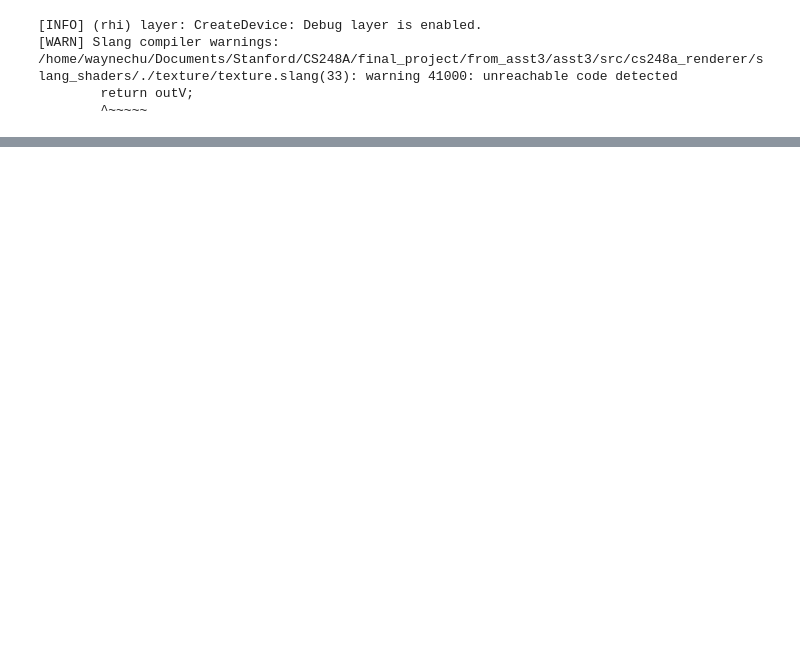
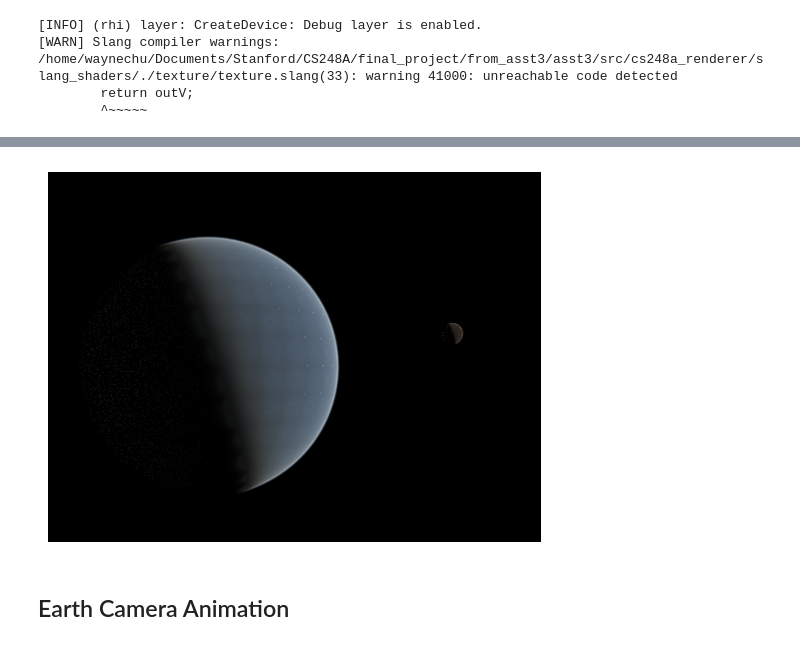
Before and after one commit to waynechu1109/cs248a_atmosphere, a Jupyter notebook: notebooks/final_project/atmosphere.ipynb, the cells around one changed output, grey strips where cells are left out. Cells and saved outputs as stored; diff of their text form; code cells hidden in the pictures; blank space fills up the shorter version.

```diff
--- a/notebooks/final_project/atmosphere.ipynb
+++ b/notebooks/final_project/atmosphere.ipynb
@@ -338,0 +258,14 @@ When moving beyond this baseline, the next changes should be made in the shader
+# %%
+OUTPUT_IMG_SIZE = (800, 600)
+output_image = device.create_texture(
+    type=spy.TextureType.texture_2d,
+    format=spy.Format.rgba32_float,
+    usage=spy.TextureUsage.unordered_access,
+    width=OUTPUT_IMG_SIZE[0],
+    height=OUTPUT_IMG_SIZE[1],
+)
+renderer = Renderer(
+    device=device,
+    render_texture=output_image,
+    render_modules=renderer_modules
+)
@@ -338,0 +288,12 @@ When moving beyond this baseline, the next changes should be made in the shader
+# %%
+plt.imshow(np.clip(np.flipud(tone_mapping(output_image.to_numpy(), exposure_time=1.0)), 0, 1))
+plt.axis('off')
+plt.show()
+
+# Save the rendered image
+image = Image.fromarray((np.clip(np.flipud(tone_mapping(output_image.to_numpy(), exposure_time=1.0)), 0, 1) * 255).astype(np.uint8))
+image.save("earth_scene.png")
+# %% [output]
+[figure, added]
+# %% [markdown]
+## Earth Camera Animation
```
Also changed, not shown: parts of 19 cells of this notebook, 4 other files.
